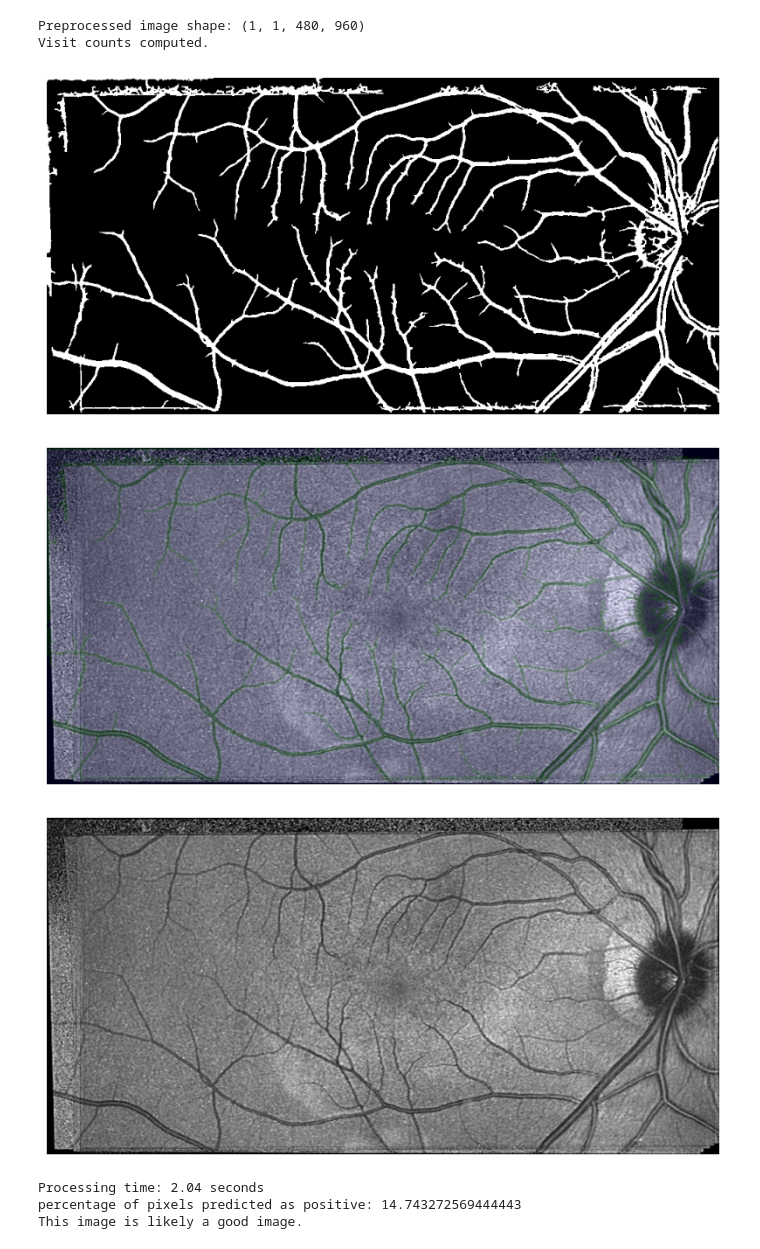
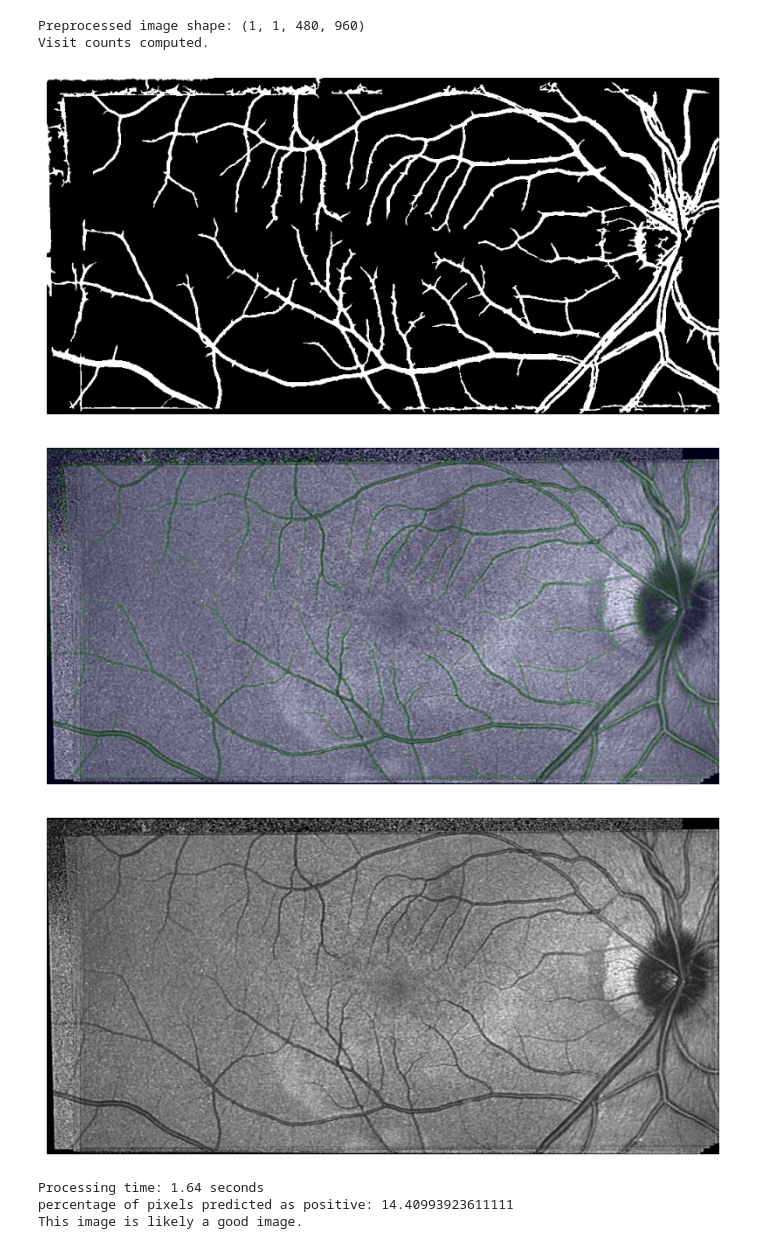
Before and after one commit to natejly2/SLO-Segmentation, a Jupyter notebook: test.ipynb, the cells around one changed output. Drawn from its saved outputs; the diff is of its cells as text; code cells hidden in the pictures.

```diff
--- a/test.ipynb
+++ b/test.ipynb
@@ -389,37 +389,37 @@ def process_and_predict_image(
         plt.show()
 
     return full_pred
 
 
 
 # Example usage
 if __name__ == "__main__":
     import time
     session = ort.InferenceSession(r"C:\Users\NateLy\retina\model8_4no2.onnx", providers=["CPUExecutionProvider"])
 
     image_path = r"H:\Retinal_Intelligence\slo_1.2.826.0.1.3680043.8.498.62411439281042085551480857579010767351.jpg"
     # image_path = r"C:\Users\NateLy\Downloads\elka_00.tif"
     # image_path = r"C:\Users\NateLy\retina\testimgs\epy_img_20220828_1143_38_alligned.bmp"
     patch_size = 64
     resize_shape = (960, 480)  # Resize shape for the input image
-    offsets = [(0, 0), (24, 24), (12,12)]  # Offsets for patch extraction
+    offsets = [(0, 0), (24,24)]  # Offsets for patch extraction
     threshold = 0.5  # Use a threshold for binary prediction
     start = time.time()
     full_pred = process_and_predict_image(image_path, patch_size, resize_shape, offsets, session, threshold=threshold)
     print(f"Processing time: {time.time() - start:.2f} seconds")
     mean_white = np.mean(full_pred) * 100
     print("percentage of pixels predicted as positive:", mean_white)
     # if below percentage threshold
     if mean_white > 10:
         print("This image is likely a good image.")
     else:
         print("This image is likely a bad image.")
 # %% [output]
 Preprocessed image shape: (1, 1, 480, 960)
 Visit counts computed.
-[figure, old version]
+[figure, new version]
 [figure]
 [figure]
-Processing time: 2.04 seconds
-percentage of pixels predicted as positive: 14.743272569444443
+Processing time: 1.64 seconds
+percentage of pixels predicted as positive: 14.40993923611111
 This image is likely a good image.
```
Also changed, not shown: 5 other files.
